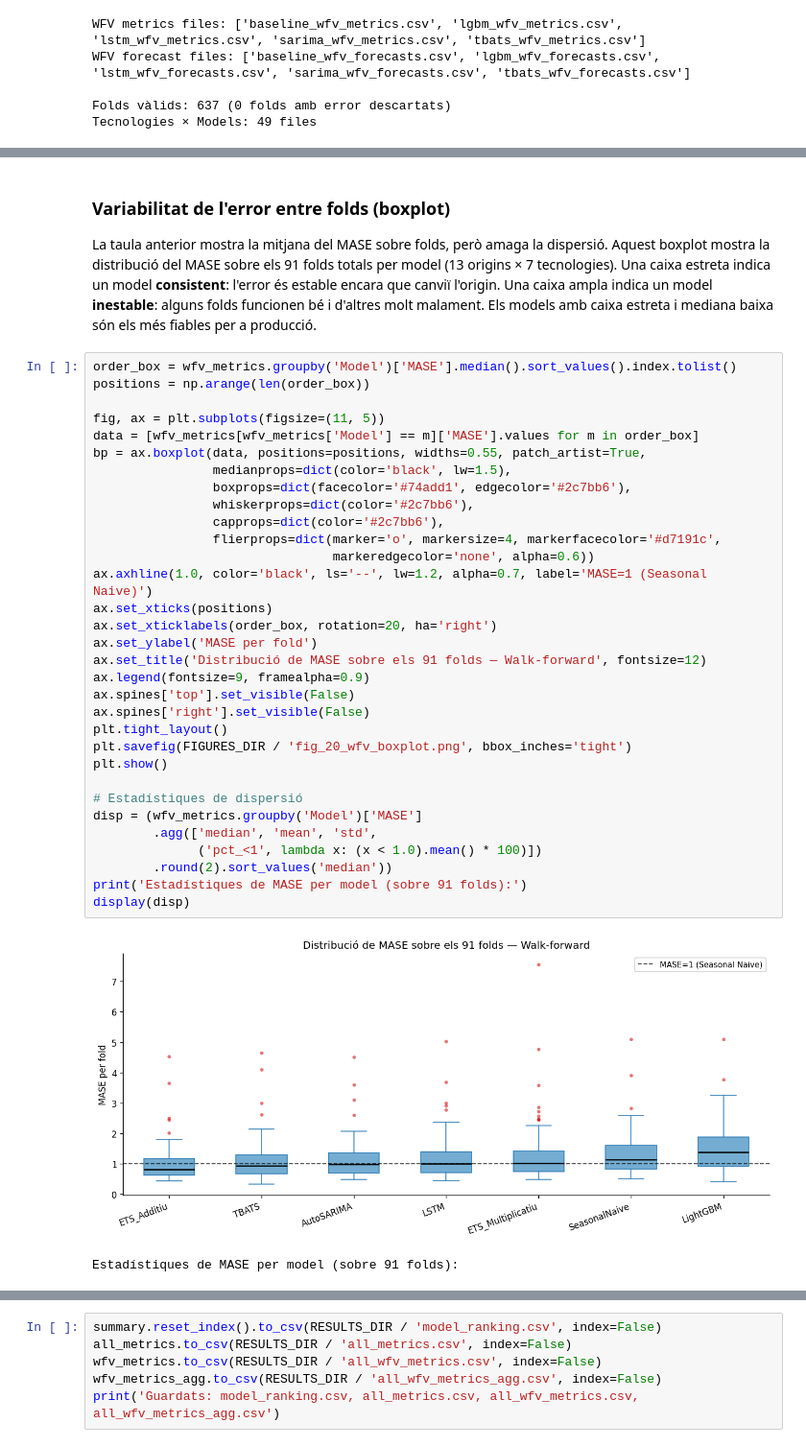
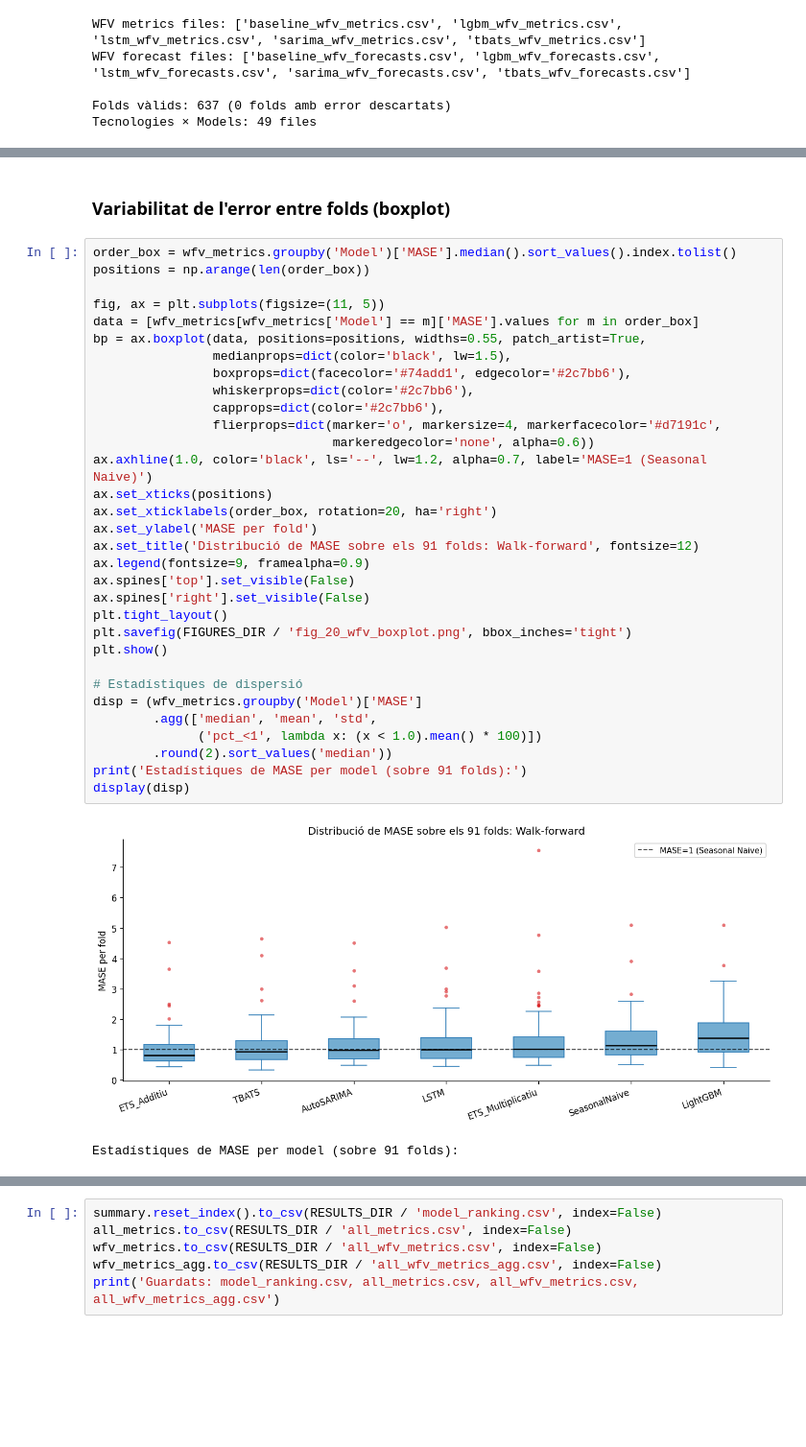
Before and after one commit to C0SBEL/projecte-forecasting, a Jupyter notebook: notebooks/evaluation.ipynb, the cells around one changed output, grey strips where cells are left out. Shown at 96% size. Saved outputs shown, nothing was run; the diff lists cells and outputs as text; blank space fills up the shorter version.

```diff
--- a/notebooks/evaluation.ipynb
+++ b/notebooks/evaluation.ipynb
@@ -510,42 +504,40 @@ for tech in TECNOLOGIES:
 | ETS_Multiplicatiu | 1441.040000 | 1305.840000 | 22.140000 | 1.520000 |
 # %% [markdown]
 ### Variabilitat de l'error entre folds (boxplot)
-
-La taula anterior mostra la mitjana del MASE sobre folds, però amaga la dispersió. Aquest boxplot mostra la distribució del MASE sobre els 91 folds totals per model (13 origins × 7 tecnologies). Una caixa estreta indica un model **consistent**: l'error és estable encara que canviï l'origin. Una caixa ampla indica un model **inestable**: alguns folds funcionen bé i d'altres molt malament. Els models amb caixa estreta i mediana baixa són els més fiables per a producció.
 # %%
 order_box = wfv_metrics.groupby('Model')['MASE'].median().sort_values().index.tolist()
 positions = np.arange(len(order_box))
 
 fig, ax = plt.subplots(figsize=(11, 5))
 data = [wfv_metrics[wfv_metrics['Model'] == m]['MASE'].values for m in order_box]
 bp = ax.boxplot(data, positions=positions, widths=0.55, patch_artist=True,
                 medianprops=dict(color='black', lw=1.5),
                 boxprops=dict(facecolor='#74add1', edgecolor='#2c7bb6'),
                 whiskerprops=dict(color='#2c7bb6'),
                 capprops=dict(color='#2c7bb6'),
                 flierprops=dict(marker='o', markersize=4, markerfacecolor='#d7191c',
                                 markeredgecolor='none', alpha=0.6))
 ax.axhline(1.0, color='black', ls='--', lw=1.2, alpha=0.7, label='MASE=1 (Seasonal Naive)')
 ax.set_xticks(positions)
 ax.set_xticklabels(order_box, rotation=20, ha='right')
 ax.set_ylabel('MASE per fold')
-ax.set_title('Distribució de MASE sobre els 91 folds — Walk-forward', fontsize=12)
+ax.set_title('Distribució de MASE sobre els 91 folds: Walk-forward', fontsize=12)
 ax.legend(fontsize=9, framealpha=0.9)
 ax.spines['top'].set_visible(False)
 ax.spines['right'].set_visible(False)
 plt.tight_layout()
 plt.savefig(FIGURES_DIR / 'fig_20_wfv_boxplot.png', bbox_inches='tight')
 plt.show()
 
 # Estadístiques de dispersió
 disp = (wfv_metrics.groupby('Model')['MASE']
         .agg(['median', 'mean', 'std',
               ('pct_<1', lambda x: (x < 1.0).mean() * 100)])
         .round(2).sort_values('median'))
 print('Estadístiques de MASE per model (sobre 91 folds):')
 display(disp)
 # %% [output]
-[figure, old version]
+[figure, new version]
 Estadístiques de MASE per model (sobre 91 folds):
 |  | median | mean | std | pct_<1 |
 | Model |  |  |  |  |
```
Also changed, not shown: parts of 16 cells of this notebook, 30 other files.
